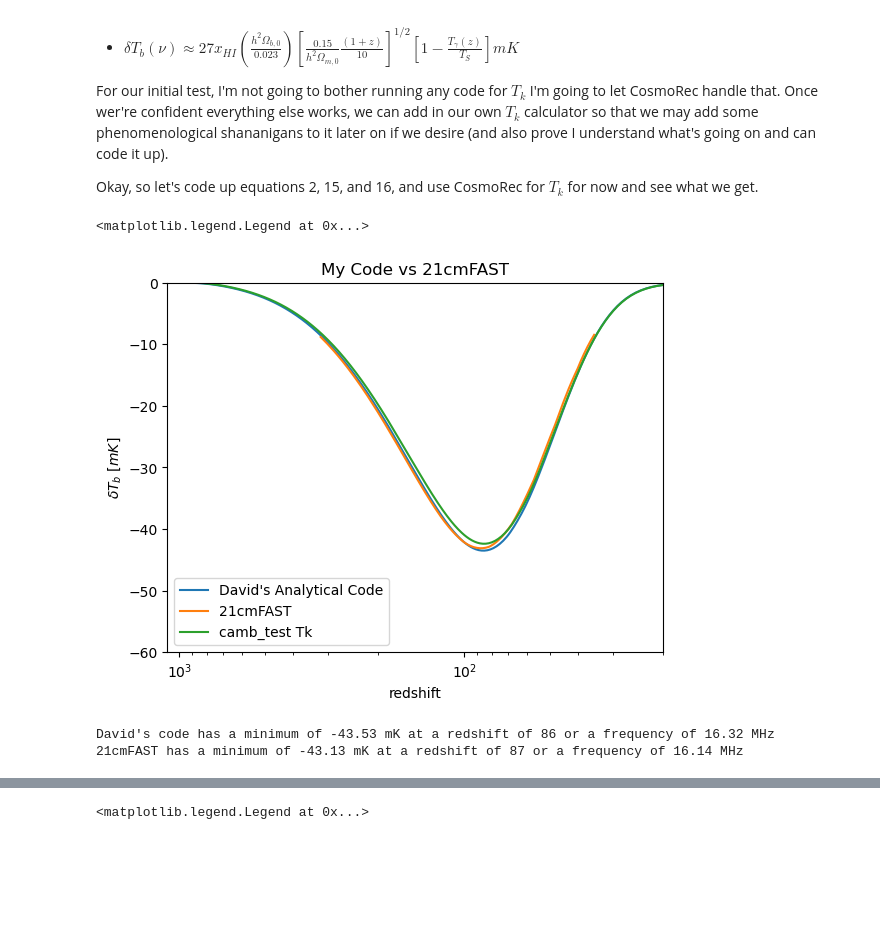
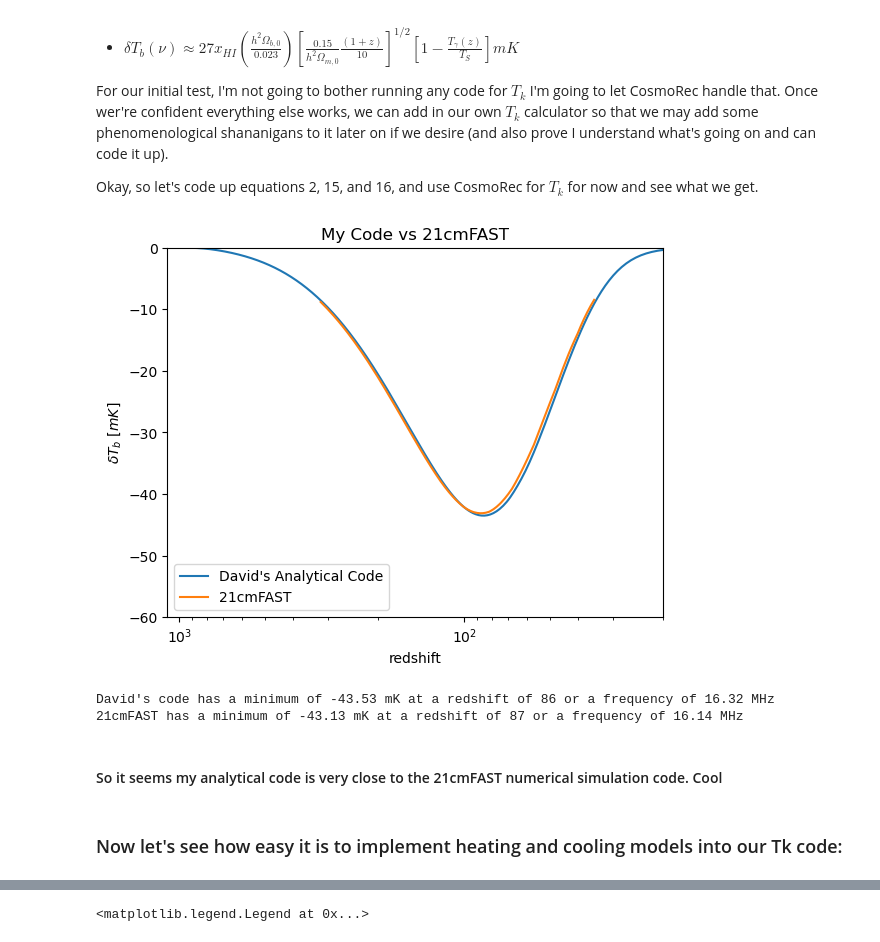
Before and after one commit to daba9359/LuCEE-Night_Simulation, a Jupyter notebook: LuCEE-Night_Simulation.ipynb, the cells around one changed output, grey strips where cells are left out. Drawn from its saved outputs; the diff is of its cells as text; code cells hidden in the pictures; blank space fills up the shorter version.

```diff
--- a/LuCEE-Night_Simulation.ipynb
+++ b/LuCEE-Night_Simulation.ipynb
@@ -239,23 +245,23 @@ for i in range(len(z_array[0:450])):
 # %%
 # comparison of my analytical code vs 21cmFAST
 
 plt.plot(z_array,dTb(z_array,camb_xe_interp,My_Tk[1]),label="David's Analytical Code")
 # plt.plot(ARES_redshift,ARES_dTb, label="ARES")
 # plt.plot(z_array[15:300],FAST_interp(z_array[15:300]),label="21cmFAST")
 plt.plot(z_array[15:300],FAST_interp(z_array[15:300]),label="21cmFAST")
 # plt.plot(z_array,dTb(z_array,CosmoRec_xe,CosmoRec_Tk),label="CosmoRec Tk")
-plt.plot(z_array,dTb(z_array,camb_xe_interp,camb_test_interp),label="camb_test Tk")
+# plt.plot(z_array,dTb(z_array,camb_xe_interp,camb_test_interp),label="camb_test Tk")
 plt.title("My Code vs 21cmFAST")
 # plt.axvline(85)
 plt.xscale("log")
 plt.xlabel("redshift")
 plt.ylabel(f"$\delta T_b$ $[mK]$")
 plt.xlim(1100,20)
 plt.ylim(-60,0)
 plt.legend()
+plt.savefig("My T_k compared")
 # %% [output]
-<matplotlib.legend.Legend at 0x...>
-[figure, old version]
+[figure, new version]
 # %%
 # Let's compare the minimums and the locations of the minimums:
 David_min=dTb(z_array,camb_xe_interp,My_Tk[1]).min()
@@ -268,3 +274,7 @@ print(f"21cmFAST has a minimum of {FAST_min:.2f} mK at a redshift of {FAST_redsh
 # %% [output]
 David's code has a minimum of -43.53 mK at a redshift of 86 or a frequency of 16.32 MHz
 21cmFAST has a minimum of -43.13 mK at a redshift of 87 or a frequency of 16.14 MHz
+# %% [markdown]
+#### So it seems my analytical code is very close to the 21cmFAST numerical simulation code. Cool
+# %% [markdown]
+### Now let's see how easy it is to implement heating and cooling models into our Tk code:
```
Also changed, not shown: parts of 35 cells of this notebook, 5 other files.
